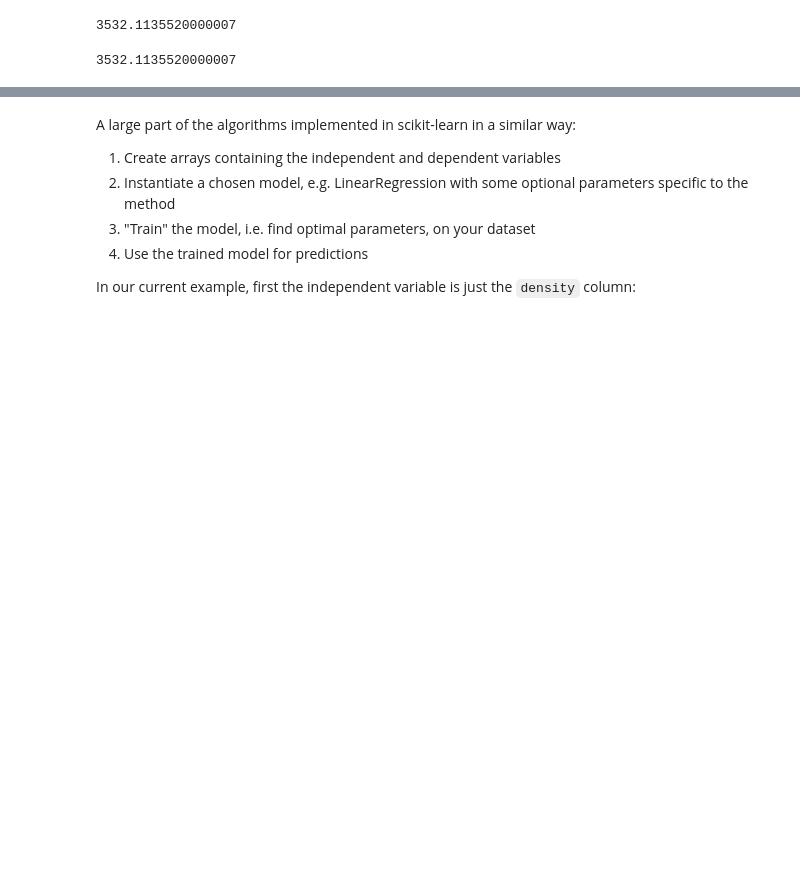
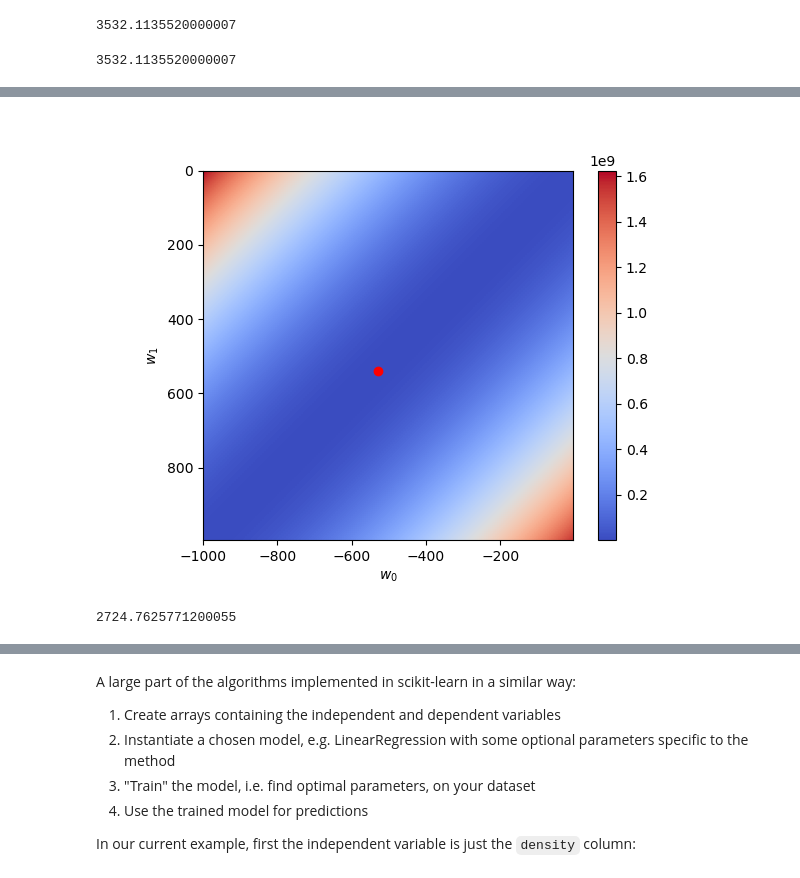
Before and after one commit to guiwitz/EHML, a Jupyter notebook: 08-Linear_regression.ipynb, the cells around one changed output, grey strips where cells are left out. Cells and saved outputs as stored; diff of their text form; code cells hidden in the pictures; blank space fills up the shorter version.

```diff
--- a/08-Linear_regression.ipynb
+++ b/08-Linear_regression.ipynb
@@ -248,0 +106,28 @@ In reality, we don't have to perform all these steps ourselves, we can use algor
+# %%
+# create a grid of values for the parameters
+w0_range = np.arange(-1000,0, 5)
+w1_range = np.arange(0, 1000, 5)
+
+grid_0, grid_1 = np.meshgrid(w0_range, w1_range)
+
+# compute error for each point in the grid
+grid_mult = grid_0[:,:,np.newaxis] + grid_1[:,:,np.newaxis] * wine['density'].values
+grid_mult = (grid_mult - wine['fixed acidity'].values)**2
+total_error = np.sum(grid_mult, axis=2)
+
+#find minimal value
+min_loc = np.unravel_index(np.argmin(total_error), total_error.shape)
+
+fig, ax = plt.subplots()
+im = ax.imshow(total_error, extent=[w0_range[0],w0_range[-1],w1_range[-1],w1_range[0]],cmap=cm.coolwarm)
+ax.plot([grid_0[min_loc[0],min_loc[1]]], [grid_1[min_loc[0],min_loc[1]]], 'ro')
+
+ax.set_xlabel('$w_0$')
+ax.set_ylabel('$w_1$');
+fig.colorbar(im, ax=ax);
+# %% [output]
+[figure, added]
+# %%
+np.min(total_error)
+# %% [output]
+2724.7625771200055
```
Also changed, not shown: parts of 130 cells of this notebook, 1 other file.
